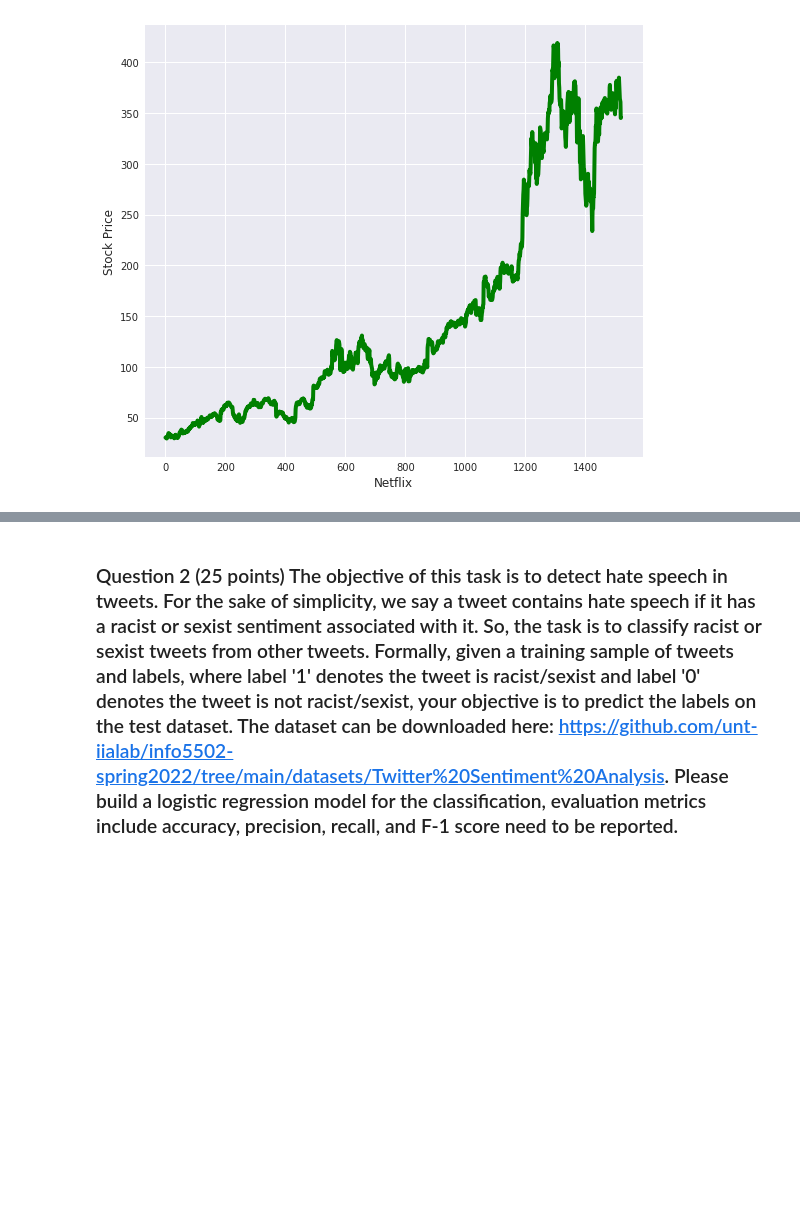
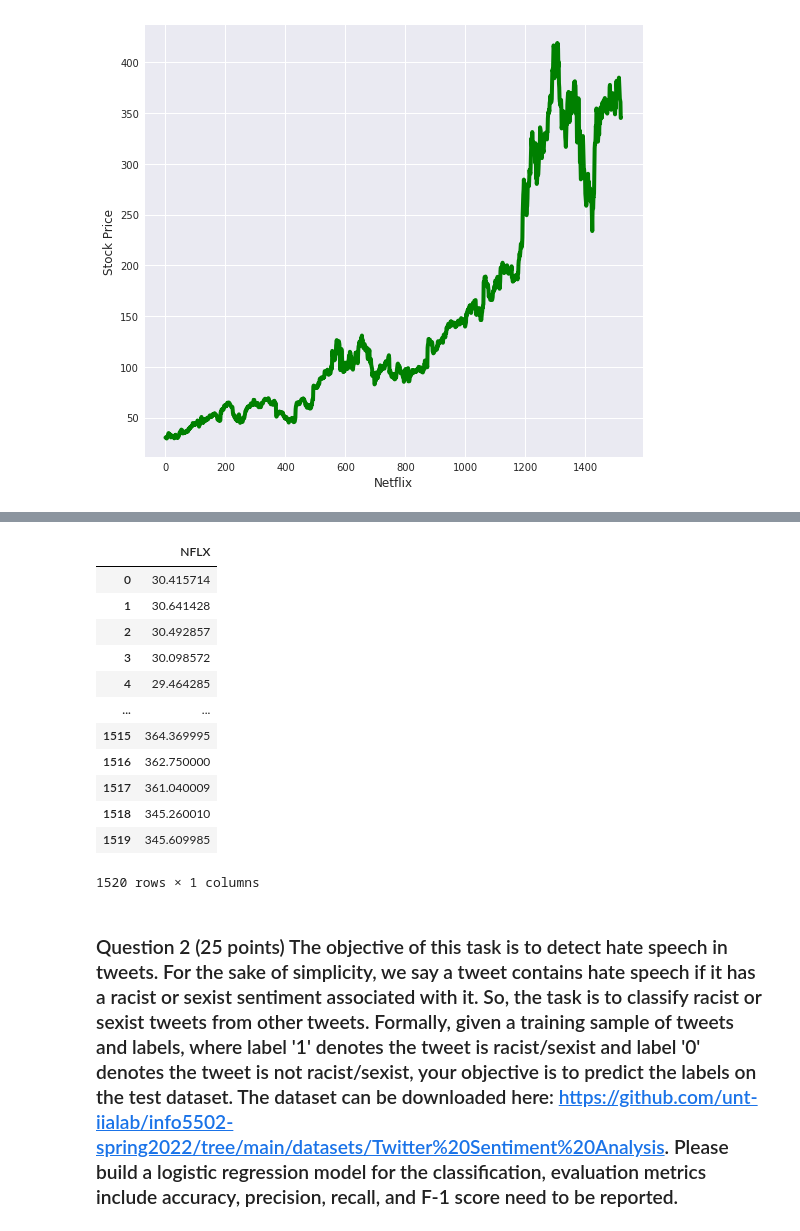
Before and after one commit to nishanth0233/INFO-5502, a Jupyter notebook: lab_assignment_07.ipynb, the cells around one changed output, grey strips where cells are left out. Saved outputs shown, nothing was run; the diff lists cells and outputs as text; code cells hidden in the pictures; blank space fills up the shorter version.

```diff
--- a/lab_assignment_07.ipynb
+++ b/lab_assignment_07.ipynb
@@ -52,3 +89,21 @@ plt.show()
+# %%
+# b will be the data of Netflix
+b = Portfolio.iloc[:,[4]]
+b
+# %% [output]
+|  | NFLX |
+| 0 | 30.415714 |
+| 1 | 30.641428 |
+| 2 | 30.492857 |
+| 3 | 30.098572 |
+| 4 | 29.464285 |
+| ... | ... |
+| 1515 | 364.369995 |
+| 1516 | 362.750000 |
+| 1517 | 361.040009 |
+| 1518 | 345.260010 |
+| 1519 | 345.609985 |
+1520 rows × 1 columns
 # %% [markdown]
 ### Question 2 (25 points) The objective of this task is to detect hate speech in tweets. For the sake of simplicity, we say a tweet contains hate speech if it has a racist or sexist sentiment associated with it. So, the task is to classify racist or sexist tweets from other tweets. Formally, given a training sample of tweets and labels, where label '1' denotes the tweet is racist/sexist and label '0' denotes the tweet is not racist/sexist, your objective is to predict the labels on the test dataset. The dataset can be downloaded here: https://github.com/unt-iialab/info5502-spring2022/tree/main/datasets/Twitter%20Sentiment%20Analysis. Please build a logistic regression model for the classification, evaluation metrics include accuracy, precision, recall, and F-1 score need to be reported.
 # %%
```
Also changed, not shown: parts of 4 cells of this notebook.
